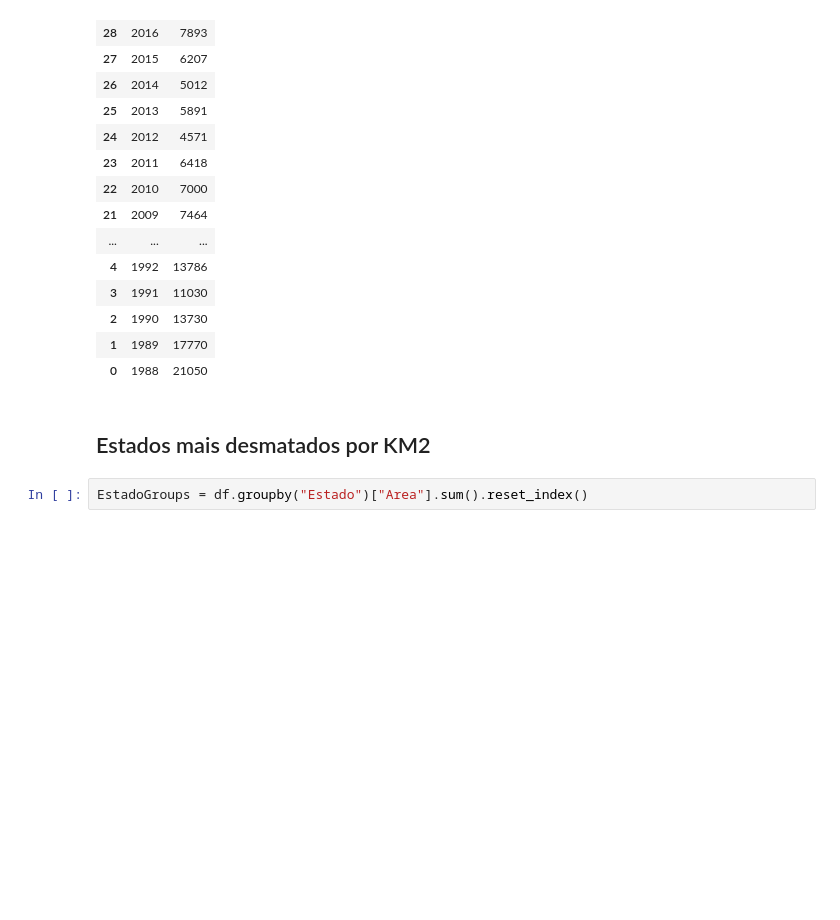
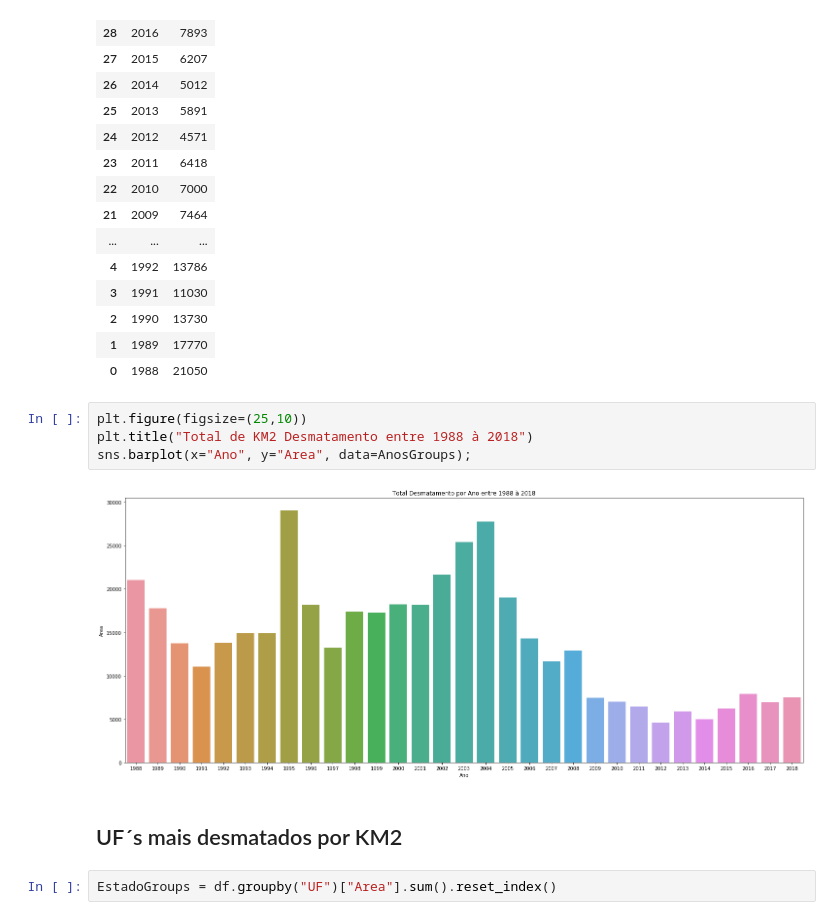
Before and after one commit to nmurgel/Projeto_Integrador, a Jupyter notebook: Meio ambiente/Datasets/Prodes - Série Histórica de Desmatamento - UF - 1988 à 2018.ipynb, the cells around one changed output. Drawn from its saved outputs; the diff is of its cells as text; blank space fills up the shorter version.

```diff
--- a/Meio ambiente/Datasets/Prodes - Série Histórica de Desmatamento - UF - 1988 à 2018.ipynb
+++ b/Meio ambiente/Datasets/Prodes - Série Histórica de Desmatamento - UF - 1988 à 2018.ipynb
@@ -75,10 +86,16 @@ AnosGroups.sort_values(by= "Ano", ascending=False)
 | 2 | 1990 | 13730 |
 | 1 | 1989 | 17770 |
 | 0 | 1988 | 21050 |
+# %%
+plt.figure(figsize=(25,10))
+plt.title("Total de KM2 Desmatamento entre 1988 à 2018")
+sns.barplot(x="Ano", y="Area", data=AnosGroups);
+# %% [output]
+[figure, added]
 # %% [markdown]
-## Estados mais desmatados por KM2
+## UF´s mais desmatados por KM2
 # %%
-EstadoGroups = df.groupby("Estado")["Area"].sum().reset_index()
+EstadoGroups = df.groupby("UF")["Area"].sum().reset_index()
 # %%
 EstadoGroups.sort_values(by= "Area", ascending=False)
 # %% [output]
```
Also changed, not shown: parts of 8 cells of this notebook.
